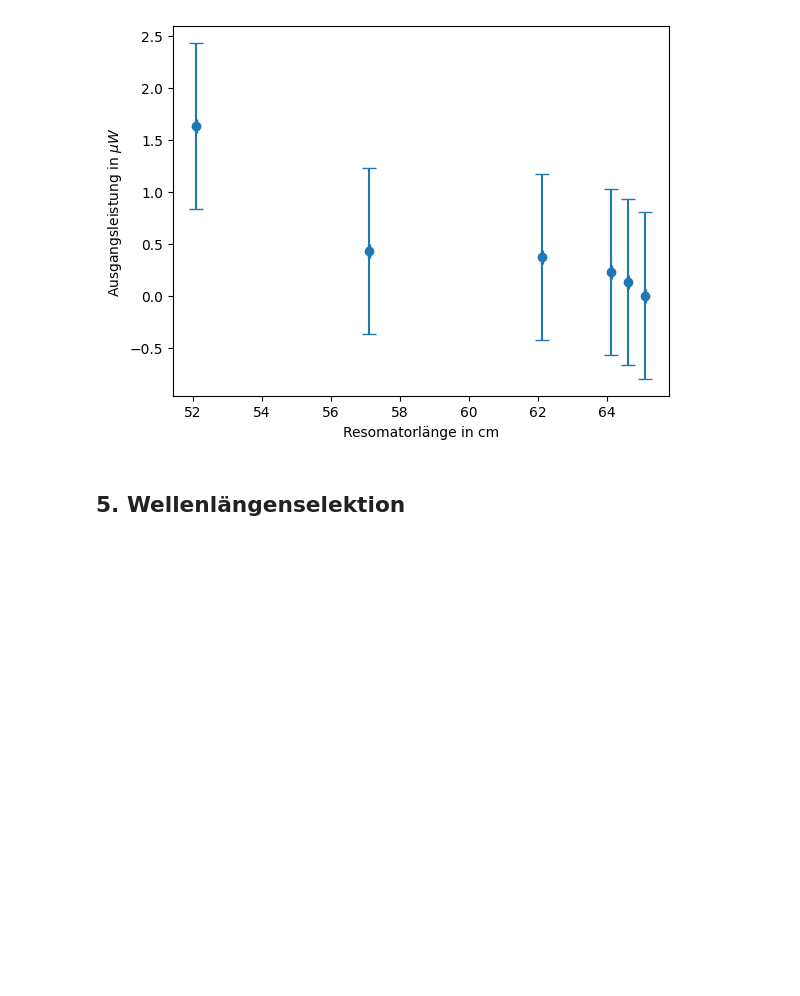
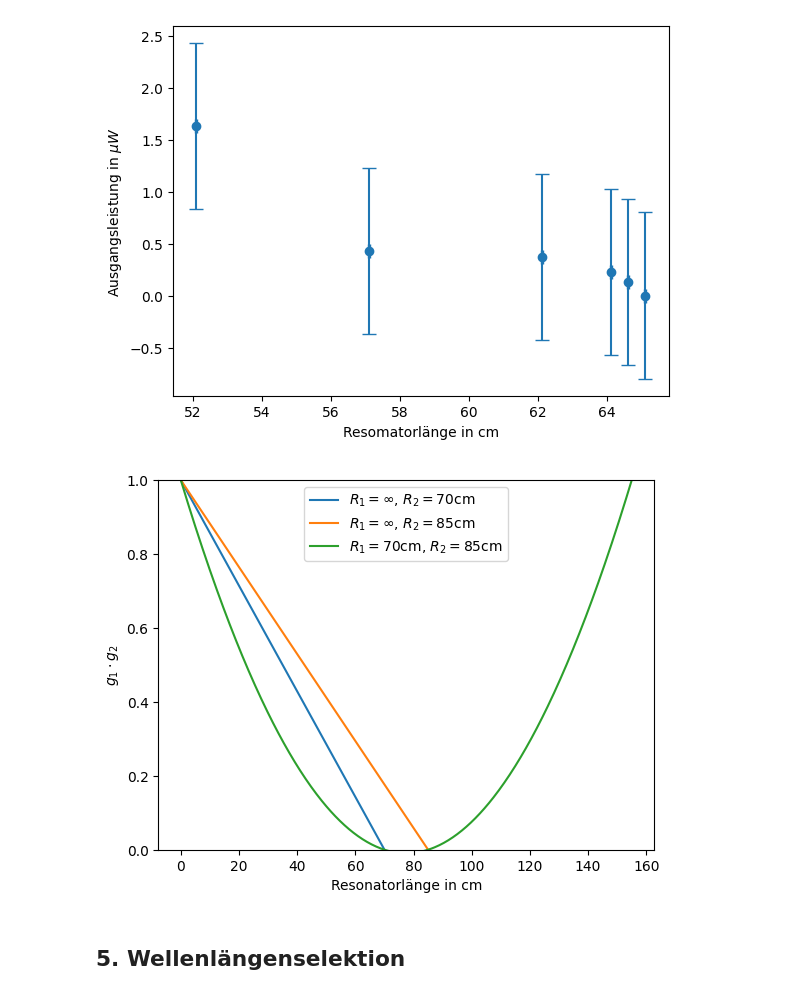
Before and after one commit to emhl/FP1, a Jupyter notebook: HeNe-Laser.ipynb, the cells around one changed output. Saved outputs shown, nothing was run; the diff lists cells and outputs as text; code cells hidden in the pictures; blank space fills up the shorter version.

```diff
--- a/HeNe-Laser.ipynb
+++ b/HeNe-Laser.ipynb
@@ -332,6 +362,27 @@ plt.ylabel("Ausgangsleistung in $\mu W$")
 plt.savefig("HeNe-Laser/output/4-stab-r700-r850.png")
 # %% [output]
 [figure]
+# %%
+def stab(L,R1,R2):
+    return (1.0 - (L/R1))*(1.0 - (L/R2))
+def stab_plan(L,R):
+    return (1.0 - (L/R))
+
+x = np.linspace(0, 155, 500)
+plt.plot(x,stab_plan(x, 70), label="$R_1=\infty$, $R_2=70$cm")
+plt.plot(x,stab_plan(x, 85), label="$R_1=\infty$, $R_2=85$cm")
+plt.plot(x,stab(x, 70, 85 ), label="$R_1=70$cm, $R_2=85$cm")
+
+
+plt.legend()
+plt.xlabel("Resonatorlänge in cm")
+plt.ylabel("$g_1 \cdot g_2$")
+plt.ylim(0,1)
+# plt.xlim(0,155)
+
+plt.savefig("HeNe-Laser/output/4-theo-stab.png")
+# %% [output]
+[figure, added]
 # %% [markdown]
 ## 5. Wellenlängenselektion
 # %% [markdown]
```
Also changed, not shown: parts of 6 cells of this notebook, 18 other files.
